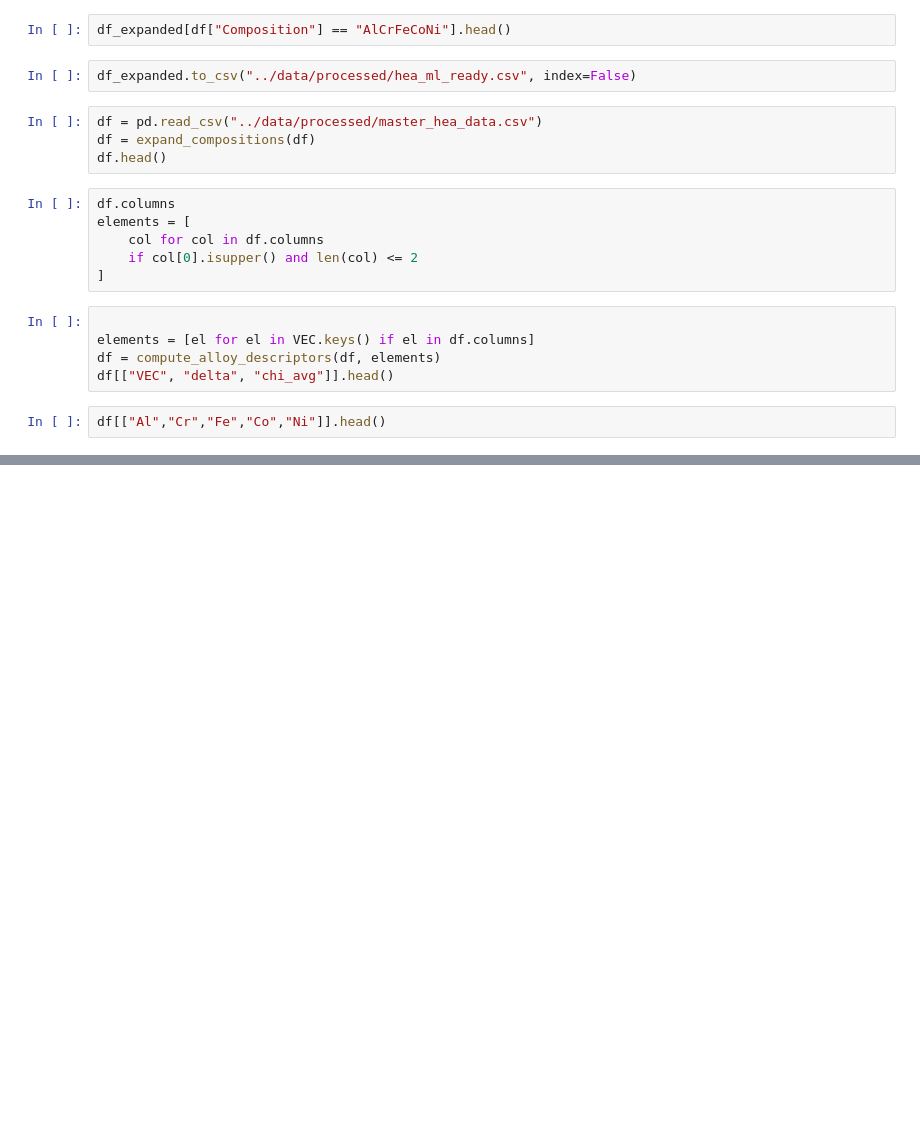
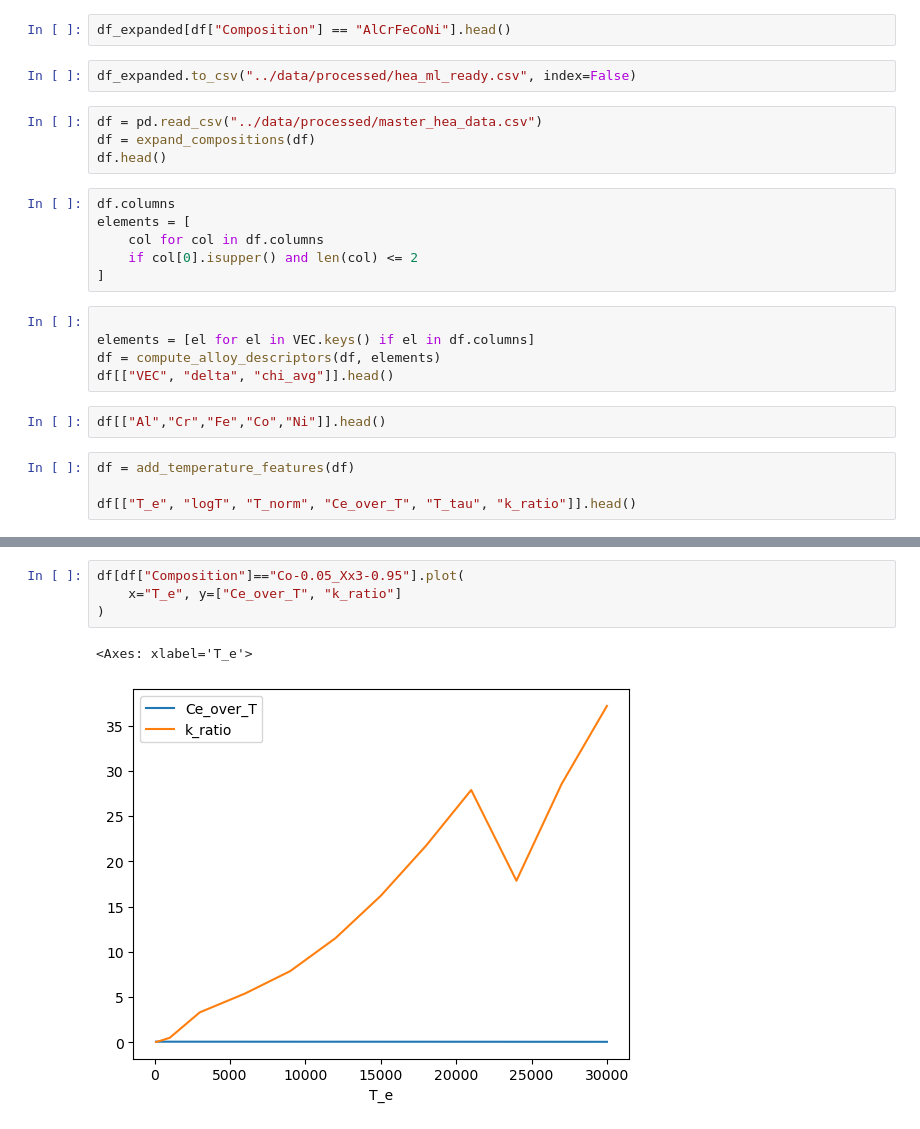
Before and after one commit to moashendy/ep-ml-heas, a Jupyter notebook: notebooks/02_feature_engineering.ipynb, the cells around one changed output, grey strips where cells are left out. Saved outputs shown, nothing was run; the diff lists cells and outputs as text; blank space fills up the shorter version.

```diff
--- a/notebooks/02_feature_engineering.ipynb
+++ b/notebooks/02_feature_engineering.ipynb
@@ -37,3 +45,7 @@ df = compute_alloy_descriptors(df, elements)
 df[["VEC", "delta", "chi_avg"]].head()
 # %%
 df[["Al","Cr","Fe","Co","Ni"]].head()
+# %%
+df = add_temperature_features(df)
+
+df[["T_e", "logT", "T_norm", "Ce_over_T", "T_tau", "k_ratio"]].head()
@@ -39,0 +59,7 @@ df[["Al","Cr","Fe","Co","Ni"]].head()
+# %%
+df[df["Composition"]=="Co-0.05_Xx3-0.95"].plot(
+    x="T_e", y=["Ce_over_T", "k_ratio"]
+)
+# %% [output]
+<Axes: xlabel='T_e'>
+[figure, added]
```
Also changed, not shown: parts of 5 cells of this notebook, 4 other files.
